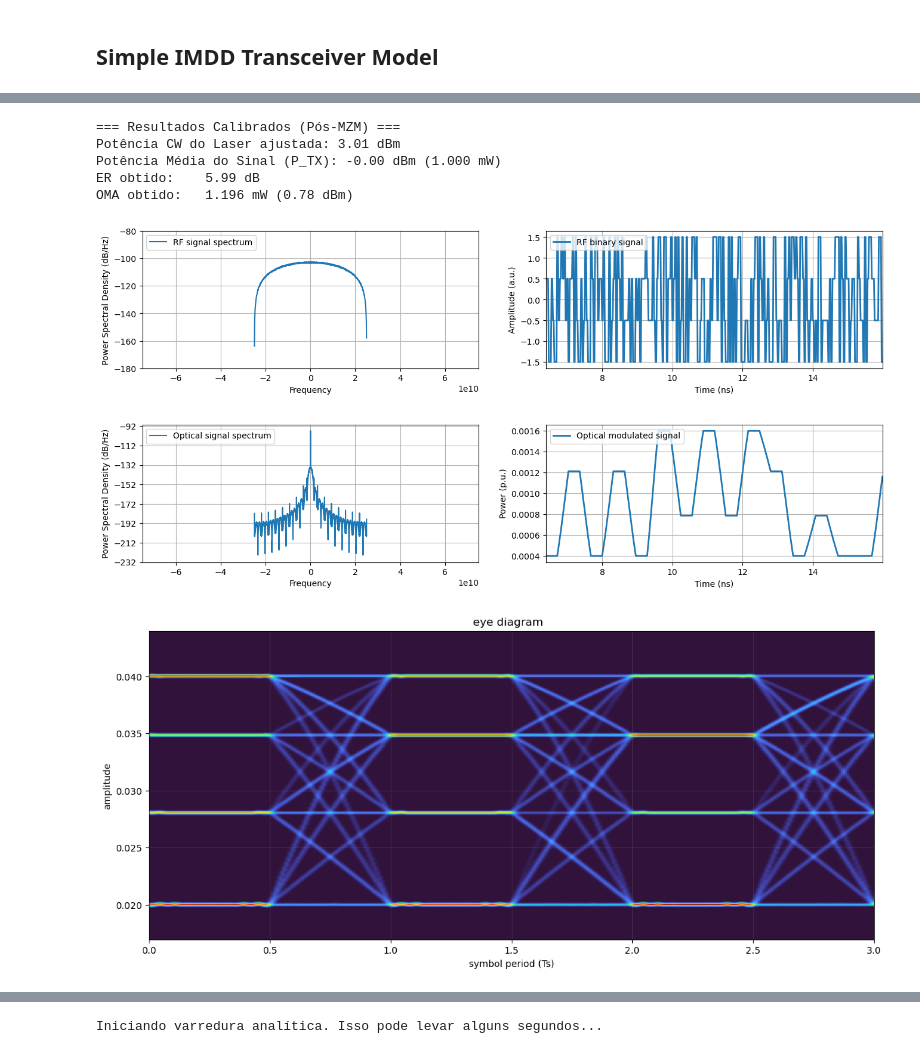
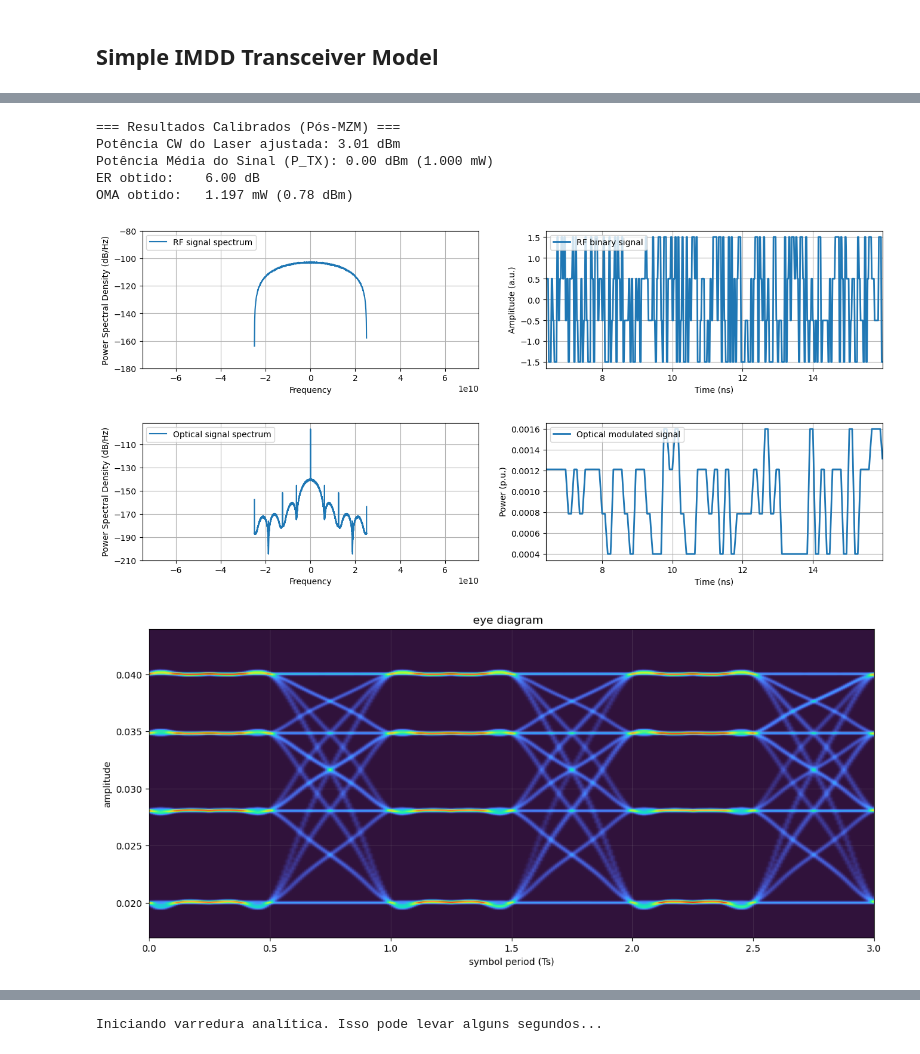
Before and after one commit to elmerfariass/Performance-Modeling-for-High-Capacity-IMDD-Systems, a Jupyter notebook: IMDD_Simulation/Section-II_Simulation.ipynb, the cells around one changed output, grey strips where cells are left out. Saved outputs shown, nothing was run; the diff lists cells and outputs as text; code cells hidden in the pictures.

```diff
--- a/IMDD_Simulation/Section-II_Simulation.ipynb
+++ b/IMDD_Simulation/Section-II_Simulation.ipynb
@@ -61,8 +61,10 @@ SpS= 2
 
 # Sample Rate
 Fs= Rs*SpS
-n_dac = 16
-Res = 16
+#n_dac = 16
+n_dac = 4
+#Res = 16
+Res= 8
 DAC_ADC = True
 
 #Sample Time
@@ -158,35 +160,35 @@ axs[0].set_ylim(-180,-80)
 axs[0].psd(signal_Tx,Fs=Fs, NFFT = 2*1024, sides='twosided', label = 'RF signal spectrum')
 axs[0].legend(loc='upper left')
 
 axs[1].plot(t, signal_Tx[interval], label = 'RF binary signal', linewidth=2)
 axs[1].set_ylabel('Amplitude (a.u.)')
 axs[1].set_xlabel('Time (ns)')
 axs[1].set_xlim(min(t),max(t))
 axs[1].legend(loc='upper left')
 axs[1].grid()
 
 fig, axs = plt.subplots(1, 2, figsize=(16,3))
 # plot psd
 axs[0].set_xlim(-3*Rs,3*Rs)
 axs[0].psd(signal_optTx, Fs=Fs, NFFT = 16*1024, sides='twosided', label = 'Optical signal spectrum')
 axs[0].legend(loc='upper left')
 
 axs[1].plot(t, np.abs(signal_optTx[interval])**2, label = 'Optical modulated signal', linewidth=2)
 axs[1].set_ylabel('Power (p.u.)')
 axs[1].set_xlabel('Time (ns)')
 axs[1].set_xlim(min(t),max(t))
 axs[1].legend(loc='upper left')
 axs[1].grid()
 plt.rcParams['figure.figsize'] = (14, 6)
 
 
 eyediagram(np.real(signal_optTx), len(signal_optTx), n_dac*SpS ,ptype = 'fancy')
 # %% [output]
 === Resultados Calibrados (Pós-MZM) ===
 Potência CW do Laser ajustada: 3.01 dBm
-Potência Média do Sinal (P_TX): -0.00 dBm (1.000 mW)
-ER obtido:    5.99 dB
-OMA obtido:   1.196 mW (0.78 dBm)
+Potência Média do Sinal (P_TX): 0.00 dBm (1.000 mW)
+ER obtido:    6.00 dB
+OMA obtido:   1.197 mW (0.78 dBm)
 [figure]
-[figure, old version]
+[figure, new version]
-[figure, old version]
+[figure, new version]
```
Also changed, not shown: parts of 7 cells of this notebook, 1 other file.
